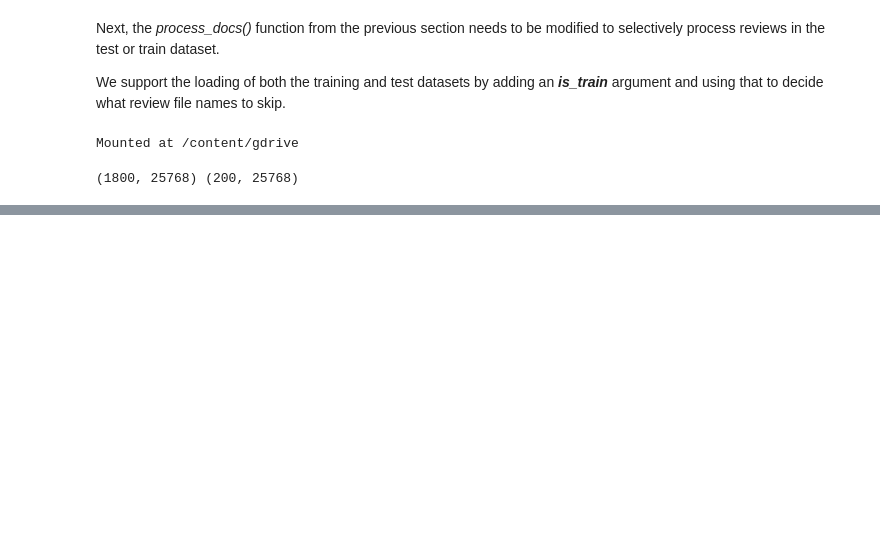
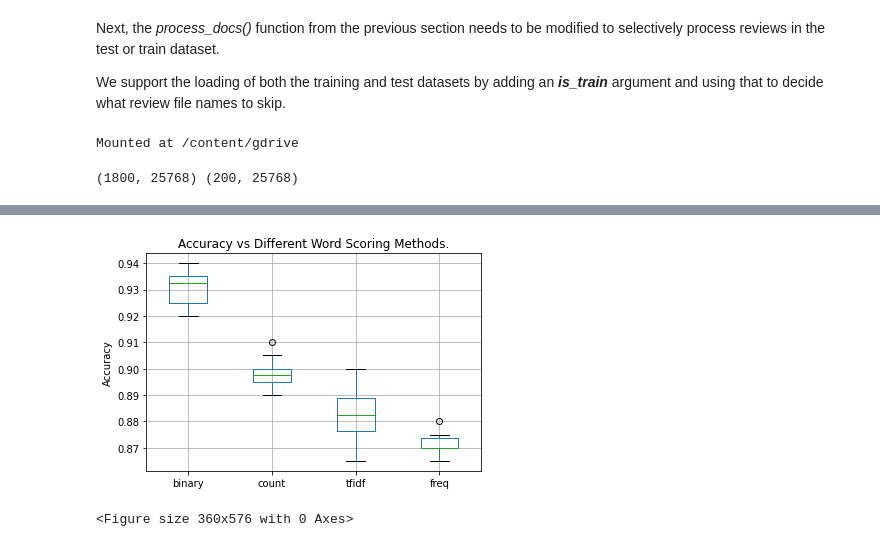
Before and after one commit to MohebZandi/Deep_Learning_NLP, a Jupyter notebook: Book_Deep_Learning_NLP_Jason_Brownlee_2020_Foundation.ipynb, the cells around one changed output, grey strips where cells are left out. Saved outputs shown, nothing was run; the diff lists cells and outputs as text; code cells hidden in the pictures; blank space fills up the shorter version.

```diff
--- a/Book_Deep_Learning_NLP_Jason_Brownlee_2020_Foundation.ipynb
+++ b/Book_Deep_Learning_NLP_Jason_Brownlee_2020_Foundation.ipynb
@@ -2351,0 +2583,32 @@ print(len(vocab))
+# %%
+# prepare bag-of-words encoding of docs
+def prepare_data(train_docs, test_docs, mode):
+    # create the tokenizer
+    tokenizer = Tokenizer()
+    # fit the tokenizer on the documents
+    tokenizer.fit_on_texts(train_docs)
+    # encode training data set
+    Xtrain = tokenizer.texts_to_matrix(train_docs, mode=mode)
+    # encode training data set
+    Xtest = tokenizer.texts_to_matrix(test_docs, mode=mode)
+    return Xtrain, Xtest
+# %%
+# evaluate a neural network model
+def evaluate_mode(Xtrain, ytrain, Xtest, ytest):
+    scores = list()
+    n_repeats = 30
+    n_words = Xtest.shape[1]
+    for i in range(n_repeats):
+        # define network
+        model = Sequential()
+        model.add(Dense(50, input_shape=(n_words,), activation='relu'))
+        model.add(Dense(1, activation='sigmoid'))
+        # compile network
+        model.compile(loss='binary_crossentropy', optimizer='adam', metrics=['accuracy'])
+        # fit network
+        model.fit(Xtrain, ytrain, epochs=10, verbose=2)
+        # evaluate
+        loss, acc = model.evaluate(Xtest, ytest, verbose=0)
+        scores.append(acc)
+        print('%d accuracy: %s' % ((i+1), acc))
+    return scores
@@ -2351,0 +2782,8 @@ print(len(vocab))
+# %%
+results.boxplot()
+pyplot.title('Accuracy vs Different Word Scoring Methods.')
+pyplot.ylabel('Accuracy')
+pyplot.show()
+# %% [output]
+[figure, added]
+<Figure size 360x576 with 0 Axes>
```
Also changed, not shown: parts of 28 cells of this notebook.
